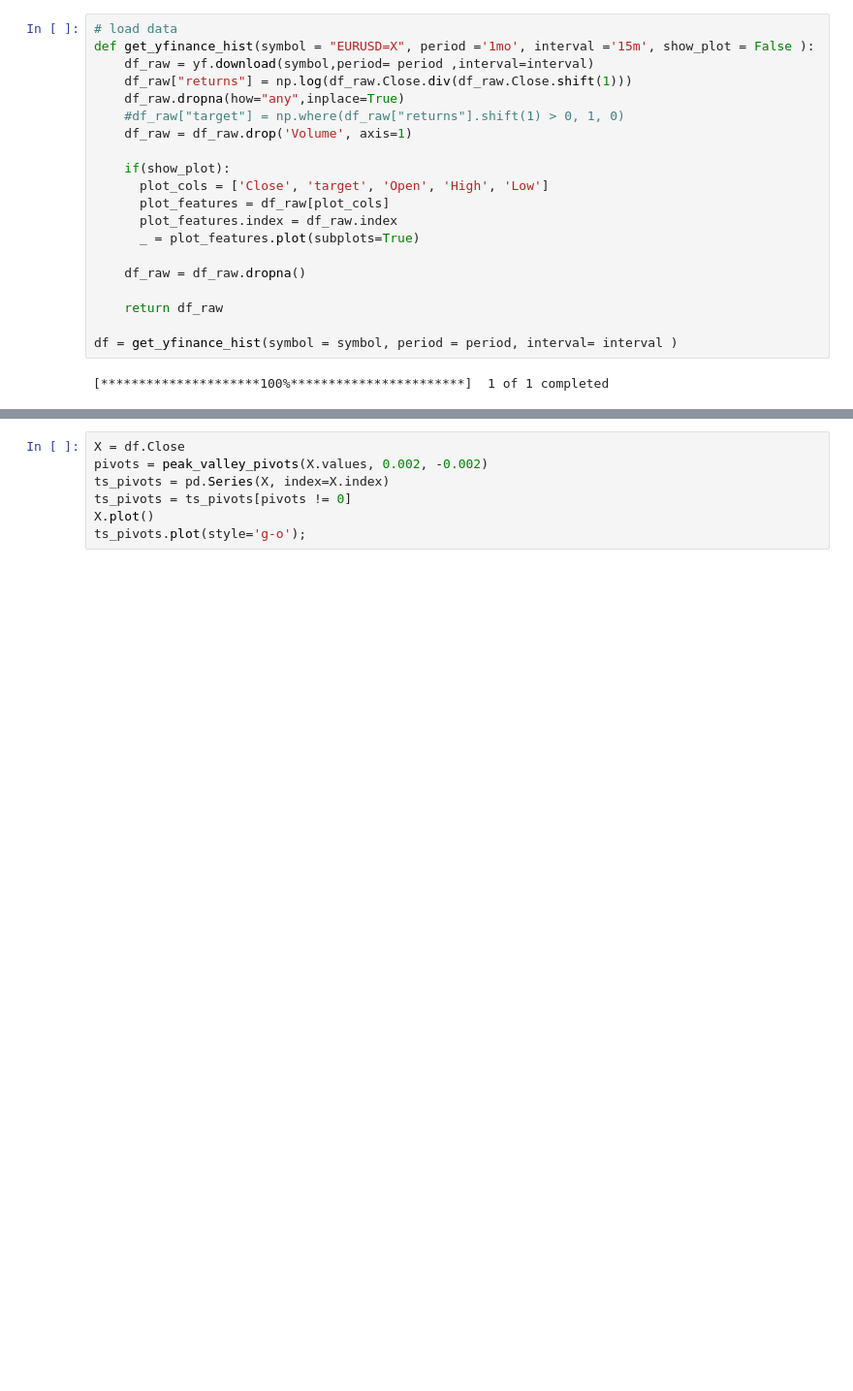
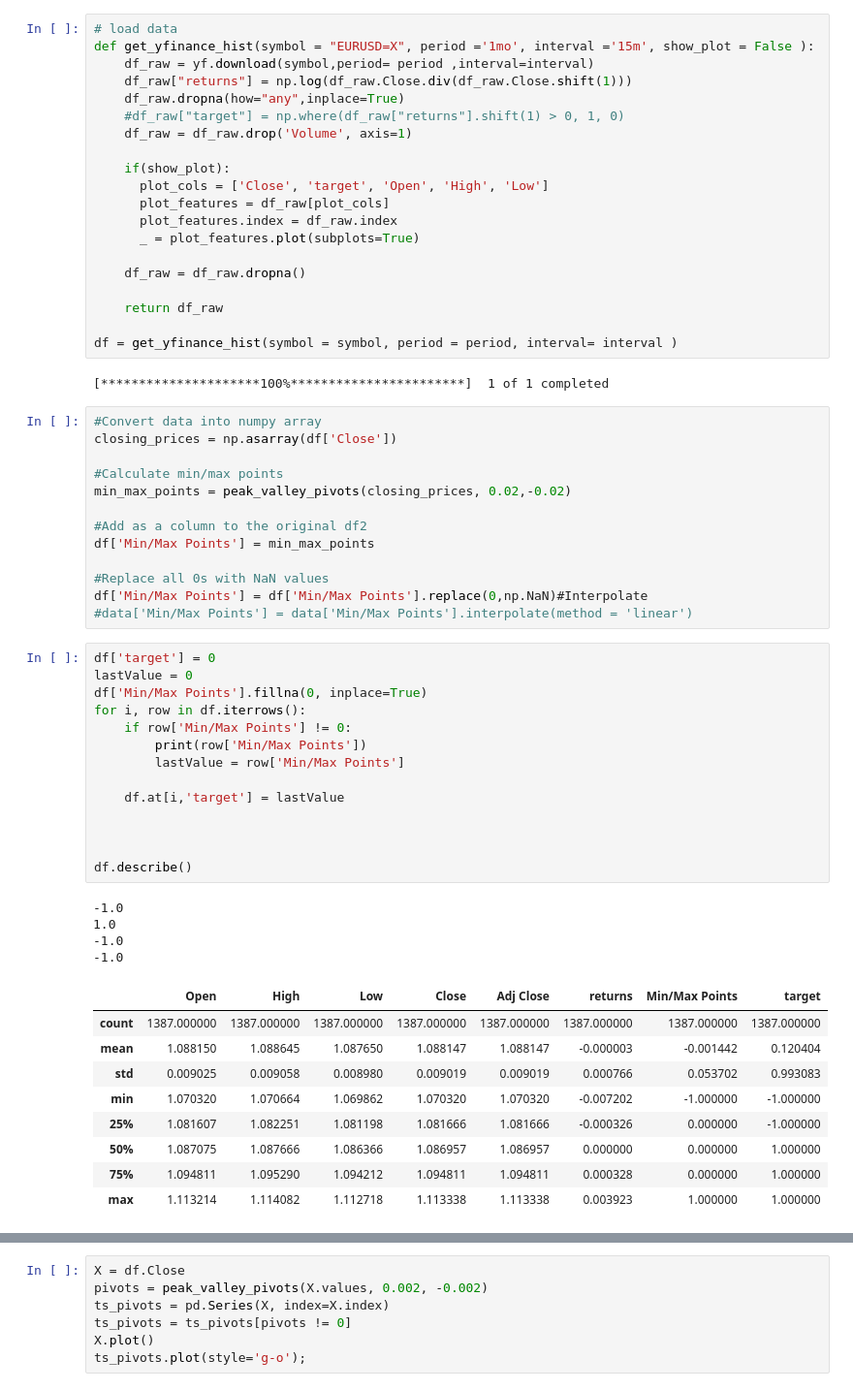
Before and after one commit to MikChristensen/Algo-Trading-Examples, a Jupyter notebook: 03 - Tensorflow example/Timeseries_Test.ipynb, the cells around one changed output, grey strips where cells are left out. Shown: that part at 97% size. Saved outputs shown, nothing was run; the diff lists cells and outputs as text; blank space fills up the shorter version.

```diff
--- a/03 - Tensorflow example/Timeseries_Test.ipynb
+++ b/03 - Tensorflow example/Timeseries_Test.ipynb
@@ -47,3 +47,44 @@ def get_yfinance_hist(symbol = "EURUSD=X", period ='1mo', interval ='15m', show_
 df = get_yfinance_hist(symbol = symbol, period = period, interval= interval )
 # %% [output]
 [*********************100%***********************]  1 of 1 completed
+# %%
+#Convert data into numpy array
+closing_prices = np.asarray(df['Close'])
+
+#Calculate min/max points
+min_max_points = peak_valley_pivots(closing_prices, 0.02,-0.02)
+
+#Add as a column to the original df2
+df['Min/Max Points'] = min_max_points
+
+#Replace all 0s with NaN values
+df['Min/Max Points'] = df['Min/Max Points'].replace(0,np.NaN)#Interpolate
+#data['Min/Max Points'] = data['Min/Max Points'].interpolate(method = 'linear')
+# %%
+df['target'] = 0
+lastValue = 0
+df['Min/Max Points'].fillna(0, inplace=True)
+for i, row in df.iterrows():
+    if row['Min/Max Points'] != 0:
+        print(row['Min/Max Points'])
+        lastValue = row['Min/Max Points']
+
+    df.at[i,'target'] = lastValue
+
+
+
+df.describe()
+# %% [output]
+-1.0
+1.0
+-1.0
+-1.0
+|  | Open | High | Low | Close | Adj Close | returns | Min/Max Points | target |
+| count | 1387.000000 | 1387.000000 | 1387.000000 | 1387.000000 | 1387.000000 | 1387.000000 | 1387.000000 | 1387.000000 |
+| mean | 1.088150 | 1.088645 | 1.087650 | 1.088147 | 1.088147 | -0.000003 | -0.001442 | 0.120404 |
+| std | 0.009025 | 0.009058 | 0.008980 | 0.009019 | 0.009019 | 0.000766 | 0.053702 | 0.993083 |
+| min | 1.070320 | 1.070664 | 1.069862 | 1.070320 | 1.070320 | -0.007202 | -1.000000 | -1.000000 |
+| 25% | 1.081607 | 1.082251 | 1.081198 | 1.081666 | 1.081666 | -0.000326 | 0.000000 | -1.000000 |
+| 50% | 1.087075 | 1.087666 | 1.086366 | 1.086957 | 1.086957 | 0.000000 | 0.000000 | 1.000000 |
+| 75% | 1.094811 | 1.095290 | 1.094212 | 1.094811 | 1.094811 | 0.000328 | 0.000000 | 1.000000 |
+| max | 1.113214 | 1.114082 | 1.112718 | 1.113338 | 1.113338 | 0.003923 | 1.000000 | 1.000000 |
```
Also changed, not shown: parts of 1 cell of this notebook.
